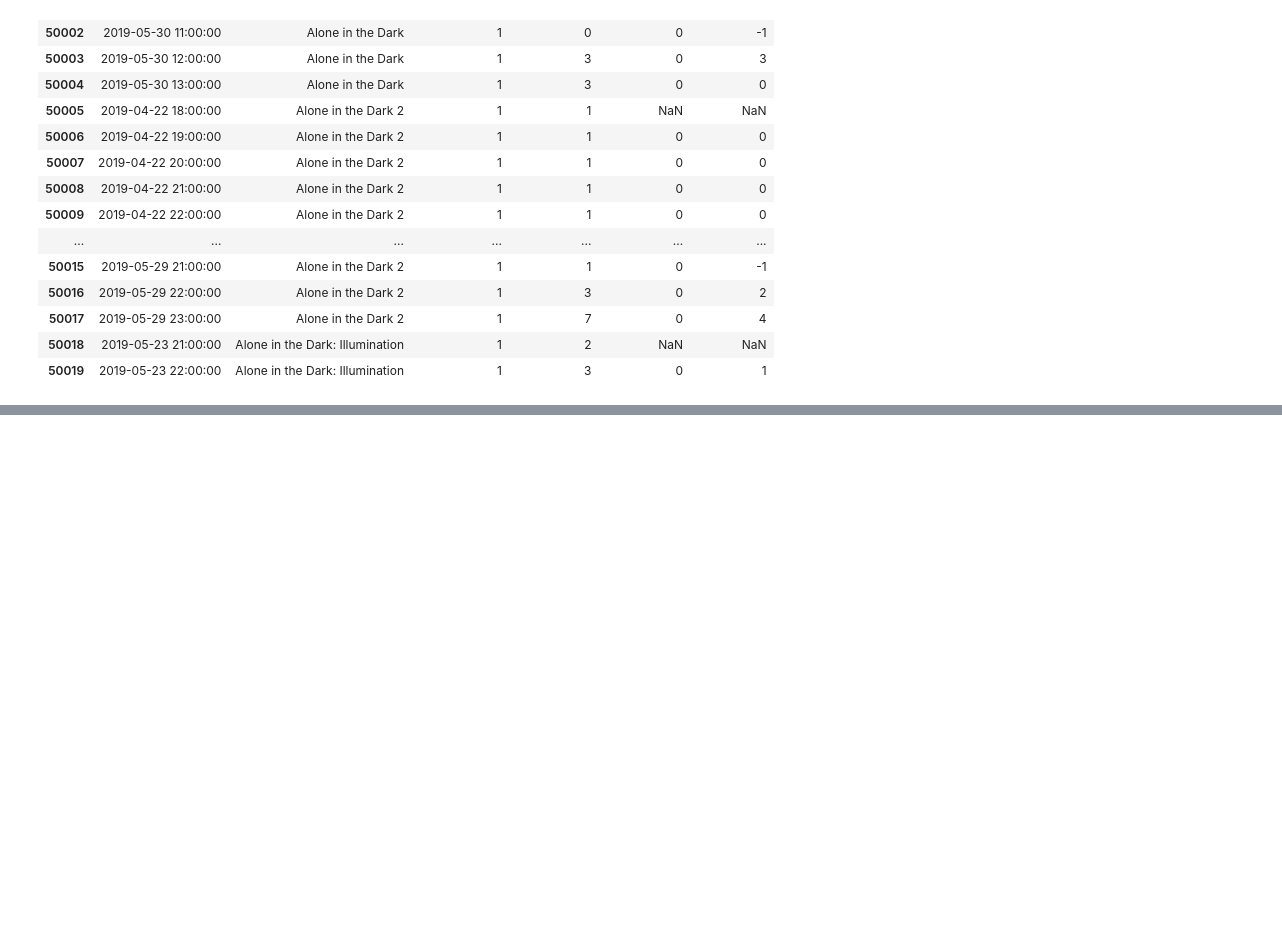
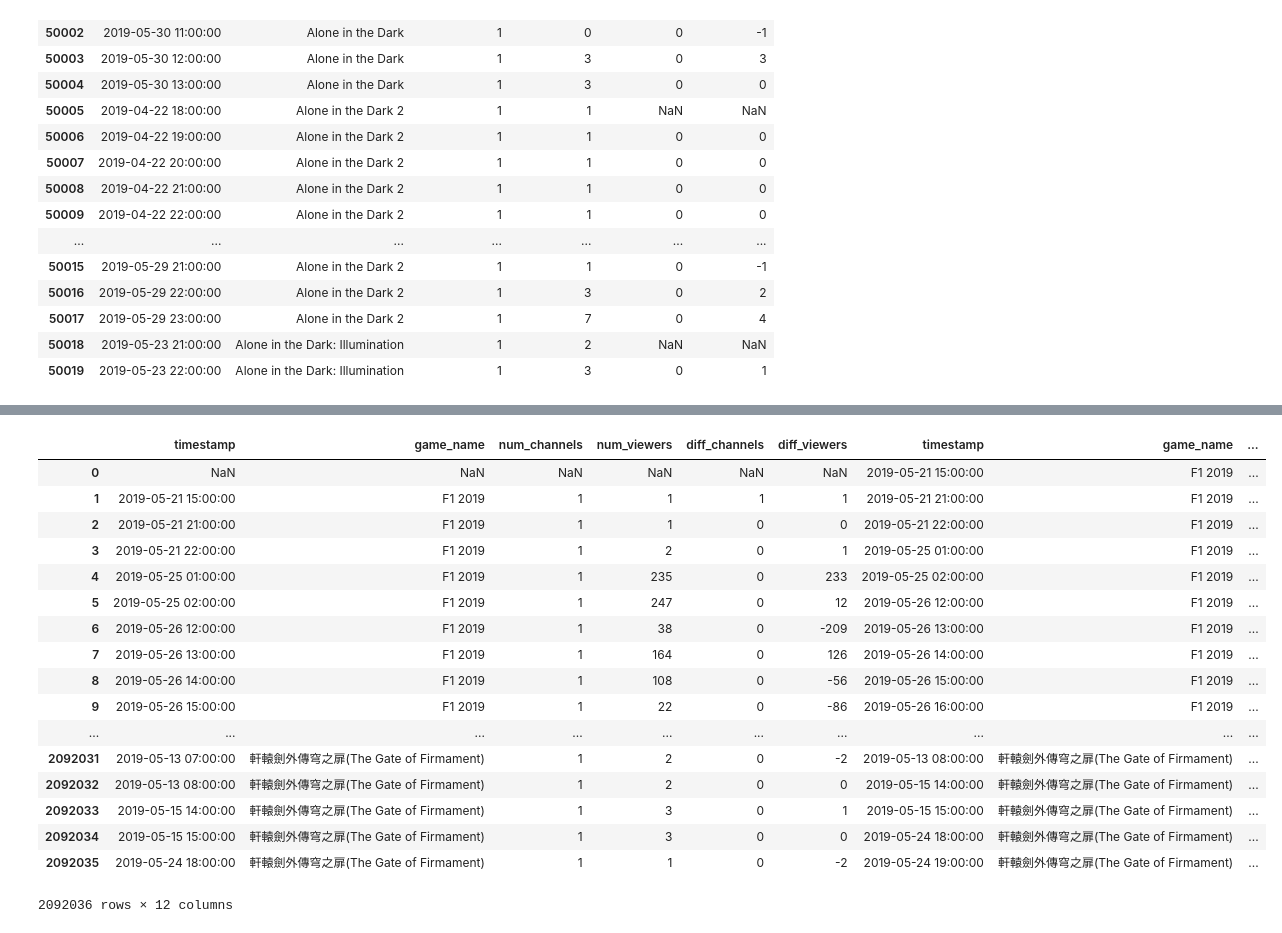
Before and after one commit to natashaborders-zz/Twitch_Streamers_Recommender, a Jupyter notebook: Jeremy_Notebooks/LSTM ANALYSIS.ipynb, the cells around one changed output, grey strips where cells are left out. Saved outputs shown, nothing was run; the diff lists cells and outputs as text; code cells hidden in the pictures; blank space fills up the shorter version.

```diff
--- a/Jeremy_Notebooks/LSTM ANALYSIS.ipynb
+++ b/Jeremy_Notebooks/LSTM ANALYSIS.ipynb
@@ -134,0 +150,21 @@ LoL = df.loc[df['game_name']== 'League of Legends']
+# %%
+timeseries_to_supervised(df)
+# %% [output]
+|  | timestamp | game_name | num_channels | num_viewers | diff_channels | diff_viewers | timestamp | game_name | ... |
+| 0 | NaN | NaN | NaN | NaN | NaN | NaN | 2019-05-21 15:00:00 | F1 2019 | ... |
+| 1 | 2019-05-21 15:00:00 | F1 2019 | 1 | 1 | 1 | 1 | 2019-05-21 21:00:00 | F1 2019 | ... |
+| 2 | 2019-05-21 21:00:00 | F1 2019 | 1 | 1 | 0 | 0 | 2019-05-21 22:00:00 | F1 2019 | ... |
+| 3 | 2019-05-21 22:00:00 | F1 2019 | 1 | 2 | 0 | 1 | 2019-05-25 01:00:00 | F1 2019 | ... |
+| 4 | 2019-05-25 01:00:00 | F1 2019 | 1 | 235 | 0 | 233 | 2019-05-25 02:00:00 | F1 2019 | ... |
+| 5 | 2019-05-25 02:00:00 | F1 2019 | 1 | 247 | 0 | 12 | 2019-05-26 12:00:00 | F1 2019 | ... |
+| 6 | 2019-05-26 12:00:00 | F1 2019 | 1 | 38 | 0 | -209 | 2019-05-26 13:00:00 | F1 2019 | ... |
+| 7 | 2019-05-26 13:00:00 | F1 2019 | 1 | 164 | 0 | 126 | 2019-05-26 14:00:00 | F1 2019 | ... |
+| 8 | 2019-05-26 14:00:00 | F1 2019 | 1 | 108 | 0 | -56 | 2019-05-26 15:00:00 | F1 2019 | ... |
+| 9 | 2019-05-26 15:00:00 | F1 2019 | 1 | 22 | 0 | -86 | 2019-05-26 16:00:00 | F1 2019 | ... |
+| ... | ... | ... | ... | ... | ... | ... | ... | ... | ... |
+| 2092031 | 2019-05-13 07:00:00 | 軒轅劍外傳穹之扉(The Gate of Firmament) | 1 | 2 | 0 | -2 | 2019-05-13 08:00:00 | 軒轅劍外傳穹之扉(The Gate of Firmament) | ... |
+| 2092032 | 2019-05-13 08:00:00 | 軒轅劍外傳穹之扉(The Gate of Firmament) | 1 | 2 | 0 | 0 | 2019-05-15 14:00:00 | 軒轅劍外傳穹之扉(The Gate of Firmament) | ... |
+| 2092033 | 2019-05-15 14:00:00 | 軒轅劍外傳穹之扉(The Gate of Firmament) | 1 | 3 | 0 | 1 | 2019-05-15 15:00:00 | 軒轅劍外傳穹之扉(The Gate of Firmament) | ... |
+| 2092034 | 2019-05-15 15:00:00 | 軒轅劍外傳穹之扉(The Gate of Firmament) | 1 | 3 | 0 | 0 | 2019-05-24 18:00:00 | 軒轅劍外傳穹之扉(The Gate of Firmament) | ... |
+| 2092035 | 2019-05-24 18:00:00 | 軒轅劍外傳穹之扉(The Gate of Firmament) | 1 | 1 | 0 | -2 | 2019-05-24 19:00:00 | 軒轅劍外傳穹之扉(The Gate of Firmament) | ... |
+2092036 rows × 12 columns
```
Also changed, not shown: parts of 33 cells of this notebook, 1 other file.
